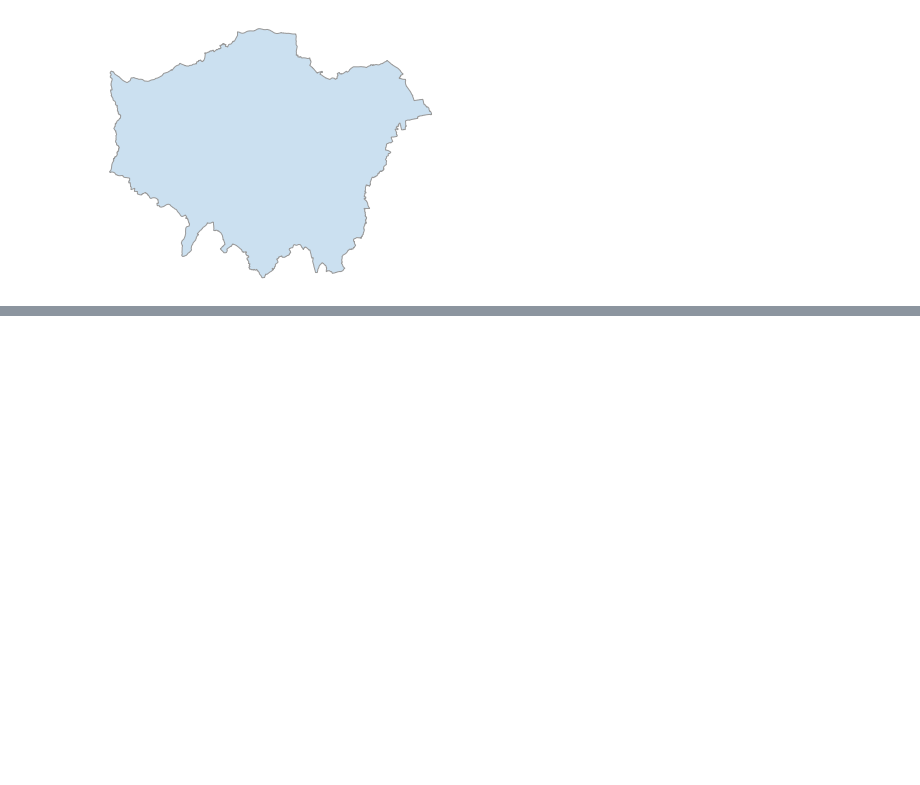
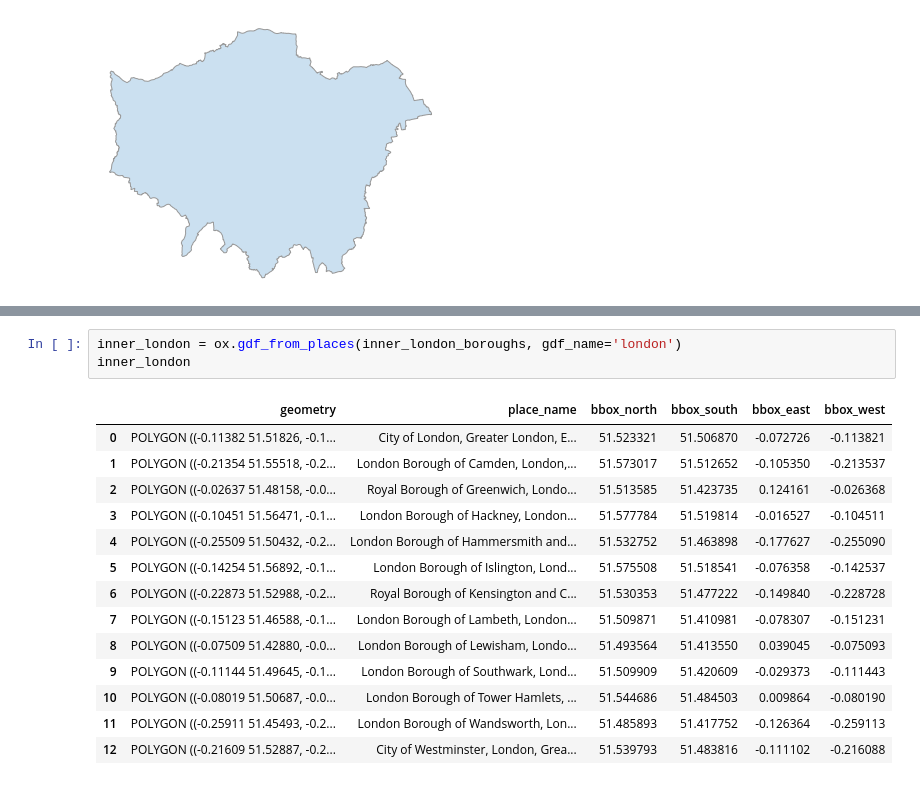
Before and after one commit to nicoleleman/30MapChallenge, a Jupyter notebook: Exploring OSMNX.ipynb, the cells around one changed output, grey strips where cells are left out. Drawn from its saved outputs; the diff is of its cells as text; blank space fills up the shorter version.

```diff
--- a/Exploring OSMNX.ipynb
+++ b/Exploring OSMNX.ipynb
@@ -36,0 +57,18 @@ KeyboardInterrupt:
+# %%
+inner_london = ox.gdf_from_places(inner_london_boroughs, gdf_name='london')
+inner_london
+# %% [output]
+|  | geometry | place_name | bbox_north | bbox_south | bbox_east | bbox_west |
+| 0 | POLYGON ((-0.11382 51.51826, -0.1... | City of London, Greater London, E... | 51.523321 | 51.506870 | -0.072726 | -0.113821 |
+| 1 | POLYGON ((-0.21354 51.55518, -0.2... | London Borough of Camden, London,... | 51.573017 | 51.512652 | -0.105350 | -0.213537 |
+| 2 | POLYGON ((-0.02637 51.48158, -0.0... | Royal Borough of Greenwich, Londo... | 51.513585 | 51.423735 | 0.124161 | -0.026368 |
+| 3 | POLYGON ((-0.10451 51.56471, -0.1... | London Borough of Hackney, London... | 51.577784 | 51.519814 | -0.016527 | -0.104511 |
+| 4 | POLYGON ((-0.25509 51.50432, -0.2... | London Borough of Hammersmith and... | 51.532752 | 51.463898 | -0.177627 | -0.255090 |
+| 5 | POLYGON ((-0.14254 51.56892, -0.1... | London Borough of Islington, Lond... | 51.575508 | 51.518541 | -0.076358 | -0.142537 |
+| 6 | POLYGON ((-0.22873 51.52988, -0.2... | Royal Borough of Kensington and C... | 51.530353 | 51.477222 | -0.149840 | -0.228728 |
+| 7 | POLYGON ((-0.15123 51.46588, -0.1... | London Borough of Lambeth, London... | 51.509871 | 51.410981 | -0.078307 | -0.151231 |
+| 8 | POLYGON ((-0.07509 51.42880, -0.0... | London Borough of Lewisham, Londo... | 51.493564 | 51.413550 | 0.039045 | -0.075093 |
+| 9 | POLYGON ((-0.11144 51.49645, -0.1... | London Borough of Southwark, Lond... | 51.509909 | 51.420609 | -0.029373 | -0.111443 |
+| 10 | POLYGON ((-0.08019 51.50687, -0.0... | London Borough of Tower Hamlets, ... | 51.544686 | 51.484503 | 0.009864 | -0.080190 |
+| 11 | POLYGON ((-0.25911 51.45493, -0.2... | London Borough of Wandsworth, Lon... | 51.485893 | 51.417752 | -0.126364 | -0.259113 |
+| 12 | POLYGON ((-0.21609 51.52887, -0.2... | City of Westminster, London, Grea... | 51.539793 | 51.483816 | -0.111102 | -0.216088 |
```
Also changed, not shown: parts of 10 cells of this notebook.
